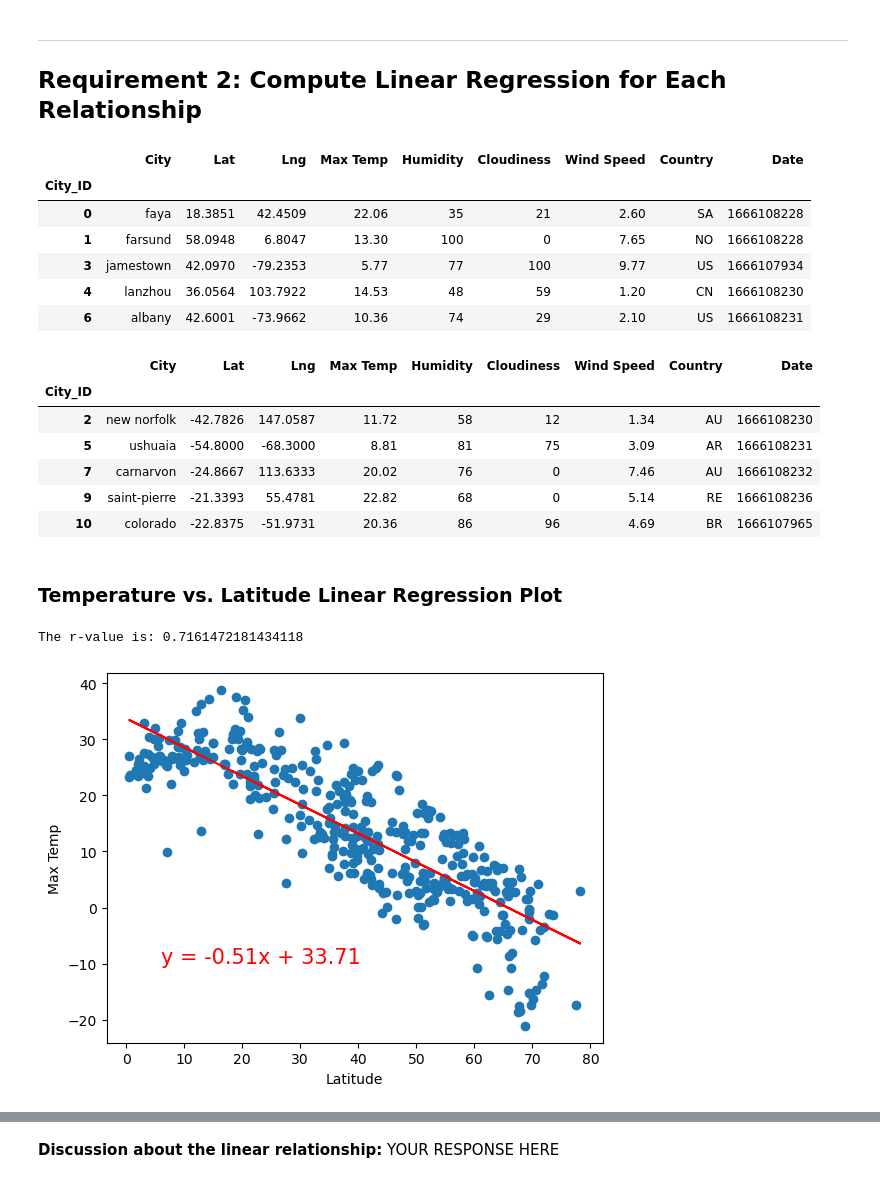
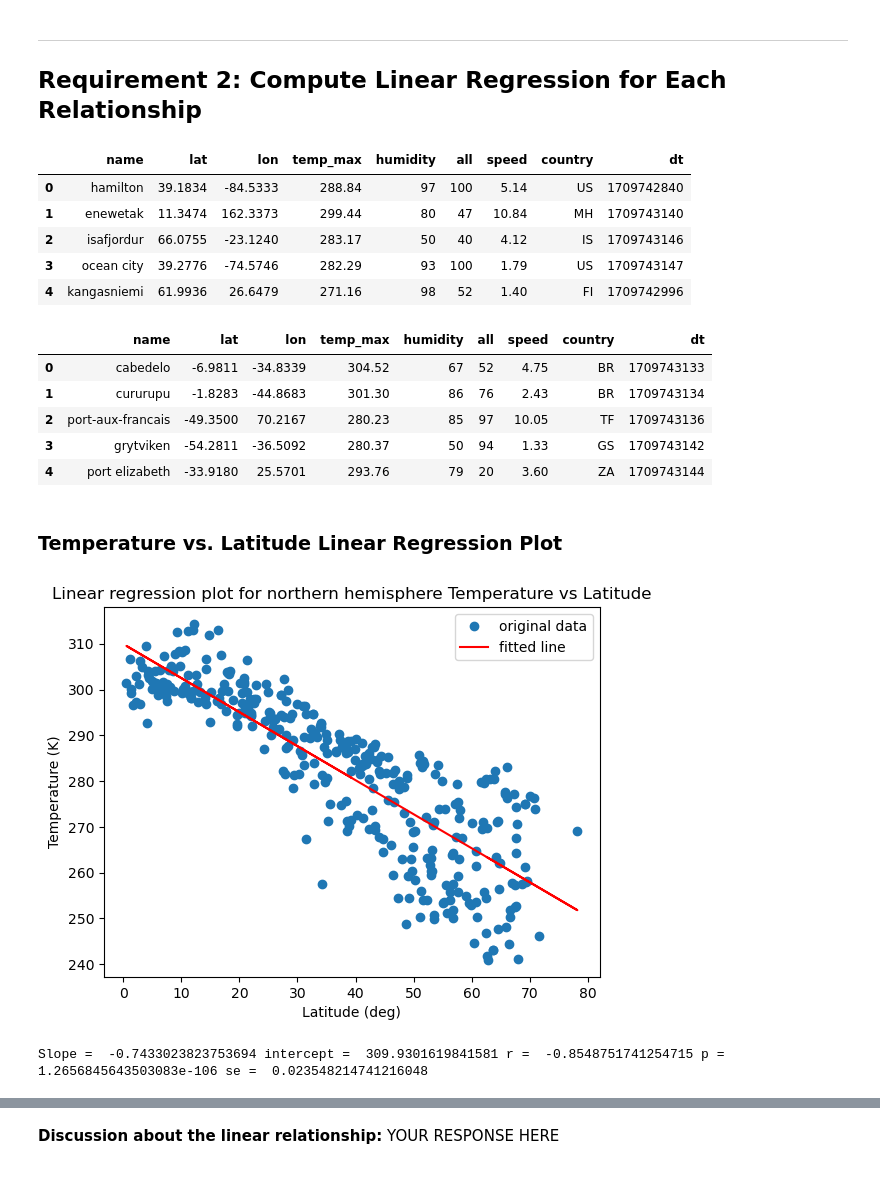
Before and after one commit to Edwardvaughan/python-api-challenge, a Jupyter notebook: WeatherPy.ipynb, the cells around one changed output, grey strips where cells are left out. Cells and saved outputs as stored; diff of their text form; code cells hidden in the pictures.

```diff
--- a/WeatherPy.ipynb
+++ b/WeatherPy.ipynb
@@ -250,38 +313,36 @@ plt.show()
 # %%
 # Create a DataFrame with the Northern Hemisphere data (Latitude >= 0)
-# YOUR CODE HERE
+northern_hemi_df = pd.DataFrame (northern_hemi)
 
 # Display sample data
 northern_hemi_df.head()
 # %% [output]
-|  | City | Lat | Lng | Max Temp | Humidity | Cloudiness | Wind Speed | Country | Date |
-| City_ID |  |  |  |  |  |  |  |  |  |
-| 0 | faya | 18.3851 | 42.4509 | 22.06 | 35 | 21 | 2.60 | SA | 1666108228 |
-| 1 | farsund | 58.0948 | 6.8047 | 13.30 | 100 | 0 | 7.65 | NO | 1666108228 |
-| 3 | jamestown | 42.0970 | -79.2353 | 5.77 | 77 | 100 | 9.77 | US | 1666107934 |
-| 4 | lanzhou | 36.0564 | 103.7922 | 14.53 | 48 | 59 | 1.20 | CN | 1666108230 |
-| 6 | albany | 42.6001 | -73.9662 | 10.36 | 74 | 29 | 2.10 | US | 1666108231 |
+|  | name | lat | lon | temp_max | humidity | all | speed | country | dt |
+| 0 | hamilton | 39.1834 | -84.5333 | 288.84 | 97 | 100 | 5.14 | US | 1709742840 |
+| 1 | enewetak | 11.3474 | 162.3373 | 299.44 | 80 | 47 | 10.84 | MH | 1709743140 |
+| 2 | isafjordur | 66.0755 | -23.1240 | 283.17 | 50 | 40 | 4.12 | IS | 1709743146 |
+| 3 | ocean city | 39.2776 | -74.5746 | 282.29 | 93 | 100 | 1.79 | US | 1709743147 |
+| 4 | kangasniemi | 61.9936 | 26.6479 | 271.16 | 98 | 52 | 1.40 | FI | 1709742996 |
 # %%
 # Create a DataFrame with the Southern Hemisphere data (Latitude < 0)
-# YOUR CODE HERE
+southern_hemi_df = pd.DataFrame (southern_hemi)
 
 # Display sample data
 southern_hemi_df.head()
 # %% [output]
-|  | City | Lat | Lng | Max Temp | Humidity | Cloudiness | Wind Speed | Country | Date |
-| City_ID |  |  |  |  |  |  |  |  |  |
-| 2 | new norfolk | -42.7826 | 147.0587 | 11.72 | 58 | 12 | 1.34 | AU | 1666108230 |
-| 5 | ushuaia | -54.8000 | -68.3000 | 8.81 | 81 | 75 | 3.09 | AR | 1666108231 |
-| 7 | carnarvon | -24.8667 | 113.6333 | 20.02 | 76 | 0 | 7.46 | AU | 1666108232 |
-| 9 | saint-pierre | -21.3393 | 55.4781 | 22.82 | 68 | 0 | 5.14 | RE | 1666108236 |
-| 10 | colorado | -22.8375 | -51.9731 | 20.36 | 86 | 96 | 4.69 | BR | 1666107965 |
+|  | name | lat | lon | temp_max | humidity | all | speed | country | dt |
+| 0 | cabedelo | -6.9811 | -34.8339 | 304.52 | 67 | 52 | 4.75 | BR | 1709743133 |
+| 1 | cururupu | -1.8283 | -44.8683 | 301.30 | 86 | 76 | 2.43 | BR | 1709743134 |
+| 2 | port-aux-francais | -49.3500 | 70.2167 | 280.23 | 85 | 97 | 10.05 | TF | 1709743136 |
+| 3 | grytviken | -54.2811 | -36.5092 | 280.37 | 50 | 94 | 1.33 | GS | 1709743142 |
+| 4 | port elizabeth | -33.9180 | 25.5701 | 293.76 | 79 | 20 | 3.60 | ZA | 1709743144 |
 # %% [markdown]
 ###  Temperature vs. Latitude Linear Regression Plot
 # %%
 # Linear regression on Northern Hemisphere
-# YOUR CODE HERE
+linreg ('northern', northern_hemi_df ['lat'], northern_hemi_df ['temp_max'], 'Temperature', 'K')
 # %% [output]
+[figure, new version]
-The r-value is: 0.7161472181434118
+Slope =  -0.7433023823753694 intercept =  309.9301619841581 r =  -0.8548751741254715 p =  1.2656845643503083e-106 se =  0.023548214741216048
-[figure, old version]
 # %%
 # Linear regression on Southern Hemisphere
```
Also changed, not shown: parts of 29 cells of this notebook, 7 other files.
